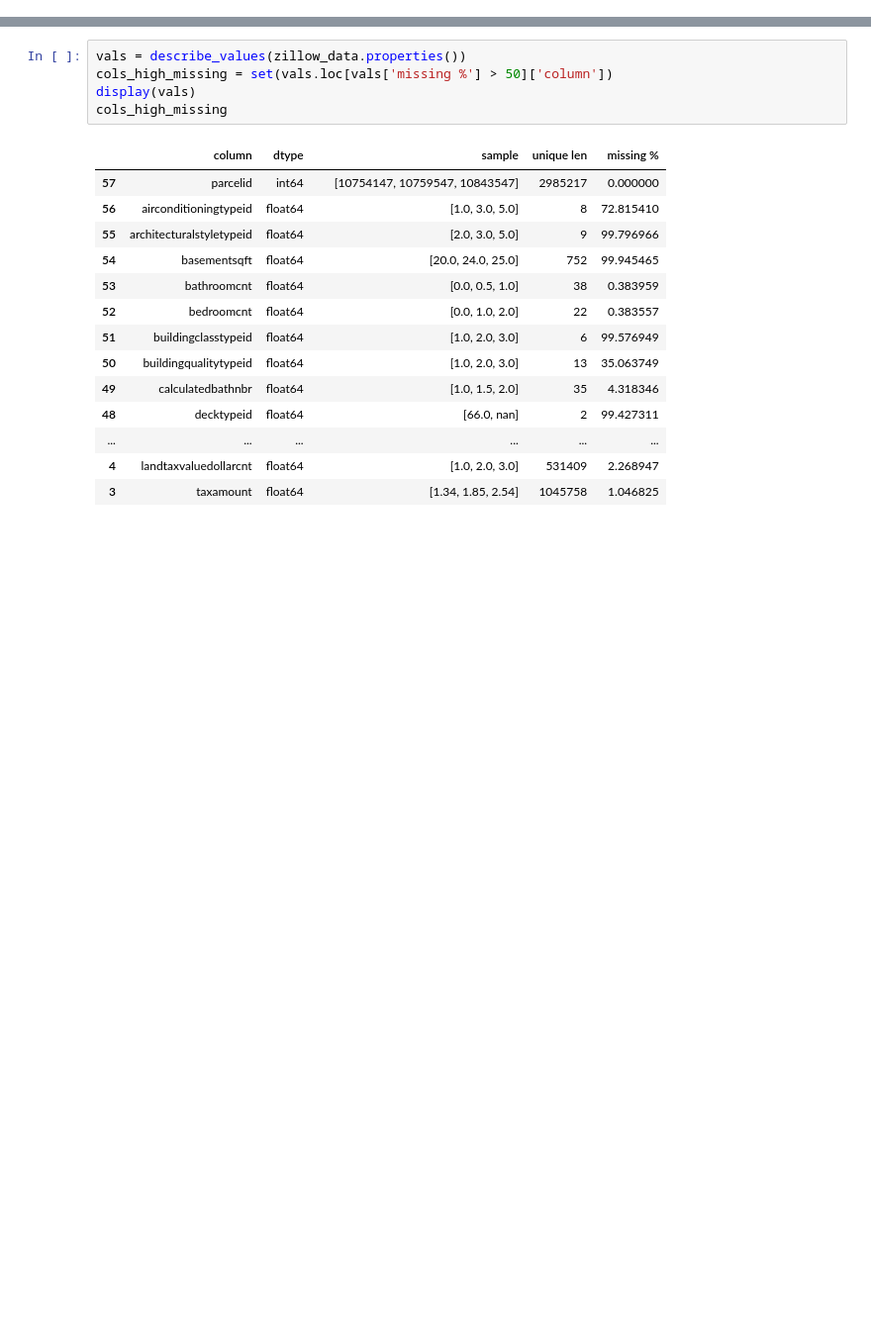
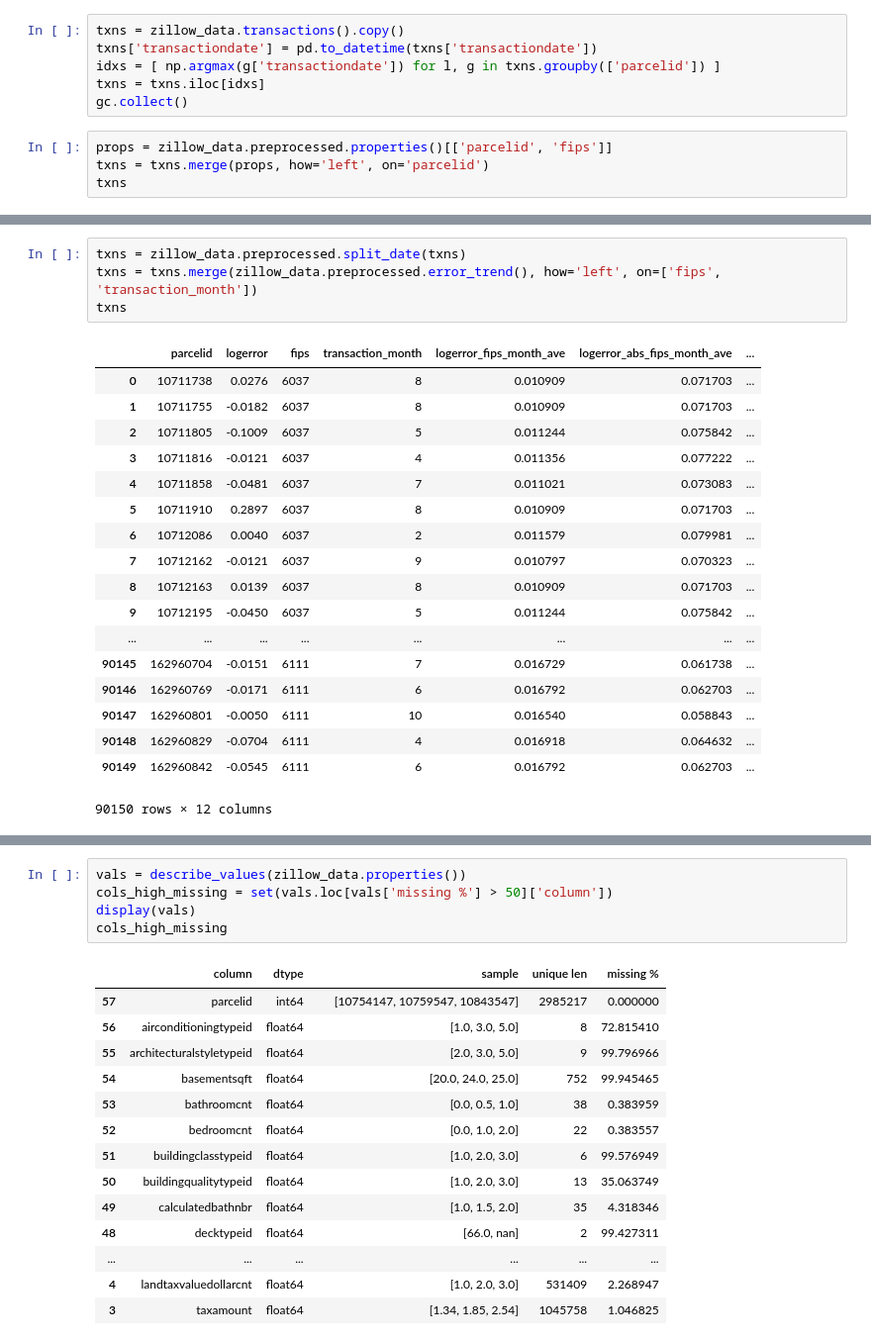
Before and after one commit to ibratface/dl_projects, a Jupyter notebook: zillow.ipynb, the cells around one changed output, grey strips where cells are left out. Shown at 99% size. Drawn from its saved outputs; the diff is of its cells as text; blank space fills up the shorter version.

```diff
--- a/zillow.ipynb
+++ b/zillow.ipynb
@@ -40,0 +43,10 @@ gc.collect()
+# %%
+txns = zillow_data.transactions().copy()
+txns['transactiondate'] = pd.to_datetime(txns['transactiondate'])
+idxs = [ np.argmax(g['transactiondate']) for l, g in txns.groupby(['parcelid']) ]
+txns = txns.iloc[idxs]
+gc.collect()
+# %%
+props = zillow_data.preprocessed.properties()[['parcelid', 'fips']]
+txns = txns.merge(props, how='left', on='parcelid')
+txns
@@ -40,0 +72,23 @@ gc.collect()
+# %%
+txns = zillow_data.preprocessed.split_date(txns)
+txns = txns.merge(zillow_data.preprocessed.error_trend(), how='left', on=['fips', 'transaction_month'])
+txns
+# %% [output]
+|  | parcelid | logerror | fips | transaction_month | logerror_fips_month_ave | logerror_abs_fips_month_ave | ... |
+| 0 | 10711738 | 0.0276 | 6037 | 8 | 0.010909 | 0.071703 | ... |
+| 1 | 10711755 | -0.0182 | 6037 | 8 | 0.010909 | 0.071703 | ... |
+| 2 | 10711805 | -0.1009 | 6037 | 5 | 0.011244 | 0.075842 | ... |
+| 3 | 10711816 | -0.0121 | 6037 | 4 | 0.011356 | 0.077222 | ... |
+| 4 | 10711858 | -0.0481 | 6037 | 7 | 0.011021 | 0.073083 | ... |
+| 5 | 10711910 | 0.2897 | 6037 | 8 | 0.010909 | 0.071703 | ... |
+| 6 | 10712086 | 0.0040 | 6037 | 2 | 0.011579 | 0.079981 | ... |
+| 7 | 10712162 | -0.0121 | 6037 | 9 | 0.010797 | 0.070323 | ... |
+| 8 | 10712163 | 0.0139 | 6037 | 8 | 0.010909 | 0.071703 | ... |
+| 9 | 10712195 | -0.0450 | 6037 | 5 | 0.011244 | 0.075842 | ... |
+| ... | ... | ... | ... | ... | ... | ... | ... |
+| 90145 | 162960704 | -0.0151 | 6111 | 7 | 0.016729 | 0.061738 | ... |
+| 90146 | 162960769 | -0.0171 | 6111 | 6 | 0.016792 | 0.062703 | ... |
+| 90147 | 162960801 | -0.0050 | 6111 | 10 | 0.016540 | 0.058843 | ... |
+| 90148 | 162960829 | -0.0704 | 6111 | 4 | 0.016918 | 0.064632 | ... |
+| 90149 | 162960842 | -0.0545 | 6111 | 6 | 0.016792 | 0.062703 | ... |
+90150 rows × 12 columns
```
Also changed, not shown: parts of 29 cells of this notebook, 1 other file.
